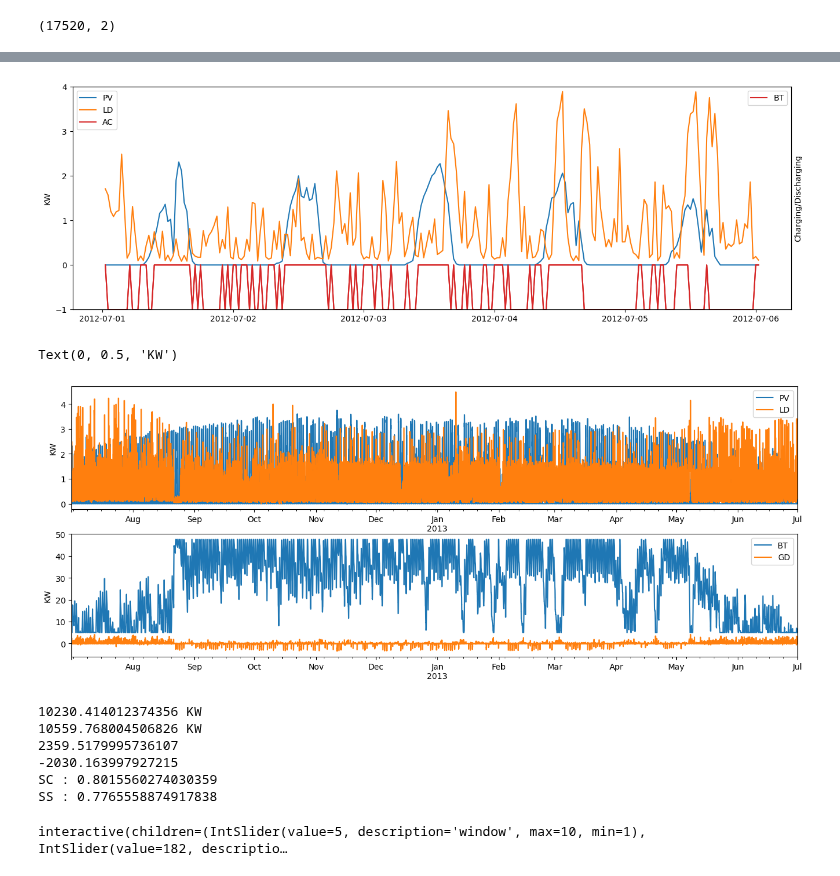
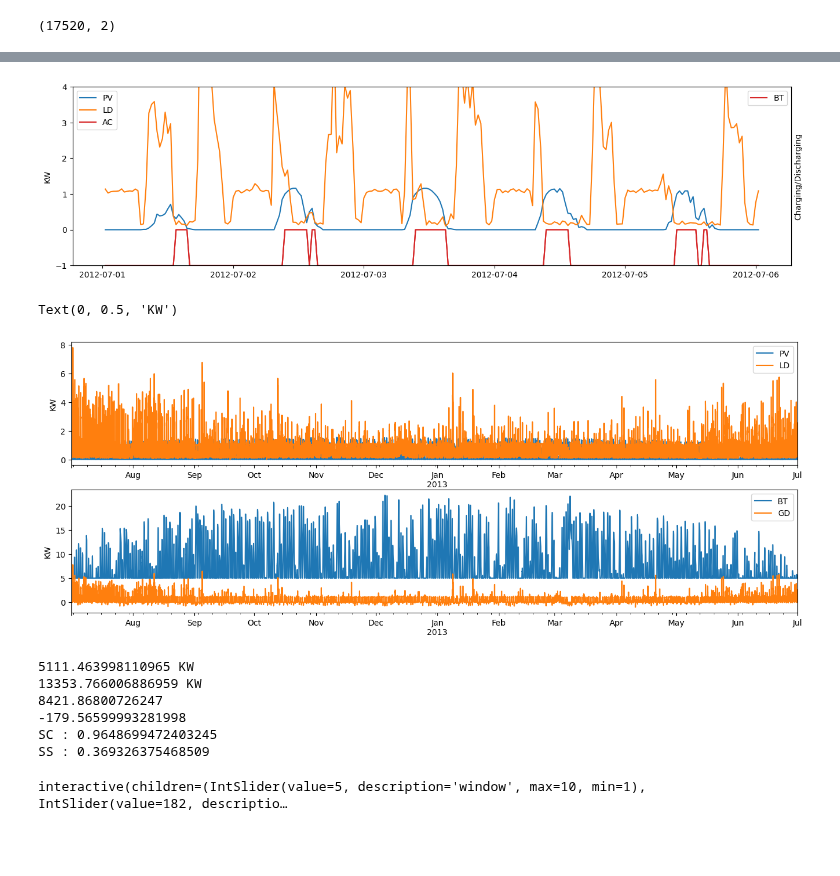
Before and after one commit to JunwookHeo/etc_project, a Jupyter notebook: proc_auggrid/a2c_battery.ipynb, the cells around one changed output, grey strips where cells are left out. Cells and saved outputs as stored; diff of their text form; code cells hidden in the pictures; blank space fills up the shorter version.

```diff
--- a/proc_auggrid/a2c_battery.ipynb
+++ b/proc_auggrid/a2c_battery.ipynb
@@ -38,7 +38,7 @@ df.head()
 # %%
 customers = sorted(df.columns.levels[0])
 data_train = []
-samples = list(range(201, 205)) #[201, 202, 203]
+samples = list(range(201, 211)) #[201, 202, 203]
 
 for s in samples:
     train = df[s][['GG', 'GC']]
@@ -115,17 +121,12 @@ class Environment:
         cost = cost if grid_state > 0 else -cost
 
         normal_v = abs(self.state[0] - self.state[1])
-        # lgc = self.state[0] - charging + discharging
-        lgc = self.state[1] - max(0, grid_state)
-        SC = lgc / self.state[0] if self.state[0] else 0
-        SS = lgc / self.state[1] if self.state[1] else 0
+        d = abs(grid_state) / normal_v if normal_v else abs(grid_state)
+        reward = max((min(3, np.log(1/d)) if d else 3), 0)
 
-        # d = abs(grid_state) / normal_v if normal_v else abs(grid_state)
-        # reward = min(3, np.log(1/d)) if d else 3
-
-        normal_v2 = C_A*normal_v**2 + C_B*abs(normal_v)
-        d = (abs(cost) - C_C) /normal_v2 if normal_v2 else (abs(cost) - C_C)
-        reward = min(R_MAX, np.log(1/d)) if d else R_MAX
+        # normal_v2 = C_A*normal_v**2 + C_B*abs(normal_v)
+        # d = (abs(cost) - C_C) /normal_v2 if normal_v2 else (abs(cost) - C_C)
+        # reward = min(R_MAX, np.log(1/d)) if d else R_MAX
 
         self.state[2] = charging
         self.state[3] = discharging
@@ -187,6 +188,8 @@ optimizer = optim.Adam(a2c_net.parameters(), lr=1e-4)
 all_lengths = []
 average_lengths = []
 all_rewards = []
+all_sc_ss = []
+
 entropy_term = 0
 
 num_episodes = len(data_train)
@@ -200,6 +203,10 @@ for i_episode in range(num_episodes):
     values = []
     rewards = []
 
+    total_export = 0.0
+    total_pv = 0.0
+    total_ld = 0.0
+
     for i in range(env.data_env.shape[0]):
         value, policy_dist = a2c_net.forward(state)
         value = value.detach().numpy()[0]
@@ -210,11 +217,15 @@ for i_episode in range(num_episodes):
         entropy = -np.sum(dist * np.log(dist + 1e-10))
         new_state, reward, done = env.step(action)
 
-        rewards.append(reward)
+        rewards.append(reward.squeeze(0))
         values.append(value)
         log_probs.append(log_prob)
         entropy_term += entropy
         state = new_state
+
+        total_export += state.numpy()[5] if state.numpy()[5] < 0 else 0
+        total_pv += state.numpy()[0]
+        total_ld += state.numpy()[1]
 
         if done:
             Qval, _ = a2c_net.forward(new_state)
@@ -222,7 +233,7 @@ for i_episode in range(num_episodes):
             all_rewards.append(np.sum(rewards))
             all_lengths.append(i)
             average_lengths.append(np.mean(all_lengths[-10:]))
-            print("episode: {}, reward: {}, total length: {}, average length: {} \n".format(i_episode, np.sum(rewards), i, average_lengths[-1]))
+            # print("episode: {}, reward: {}, total length: {}, average length: {} \n".format(i_episode, np.sum(rewards), i, average_lengths[-1]))
 
             # compute Q values
             Qvals = np.zeros_like(values)
@@ -236,9 +247,9 @@ for i_episode in range(num_episodes):
             log_probs = torch.stack(log_probs)
 
             advantage = Qvals - values
-            actor_loss = (-log_probs * advantage).mean()
+            actor_loss = -(log_probs * advantage).mean()
             critic_loss = 0.5 * advantage.pow(2).mean()
-            ac_loss = actor_loss + critic_loss - 0.001 * entropy_term
+            ac_loss = actor_loss + critic_loss - 0.01 * entropy_term
 
             optimizer.zero_grad()
             ac_loss.backward()
@@ -247,4 +258,9 @@ for i_episode in range(num_episodes):
             log_probs = []
             values = []
             rewards = []
+
+    sc = (total_pv + total_export)/total_pv
+    ss = (total_pv + total_export)/total_ld
+    all_sc_ss.append([sc, ss])
+    print('sc and ss', sc, ss)
 # %% [output]
@@ -285,6 +297,6 @@ plt.show()
 # %%
 customers = sorted(df.columns.levels[0])
-data_test = df[1][['GG', 'GC']]
+data_test = df[206][['GG', 'GC']]
 data_test['GC'].values[1]
 data_test.shape
 # %% [output]
@@ -323,7 +335,7 @@ ld =  df_dis['LD'].loc[df_date.values[start_pos]:df_date.values[start_pos+durati
 bt =  df_dis['BT'].loc[df_date.values[start_pos]:df_date.values[start_pos+duration]].values
 ac =  df_dis['AC'].loc[df_date.values[start_pos]:df_date.values[start_pos+duration]].values
 
-fig, ax1 = plt.subplots(figsize=(16, 5))
+fig, ax1 = plt.subplots(figsize=(16, 4))
 ax1.plot(df_date.values[start_pos:start_pos+duration+1], pv, label='PV', color='#1f77b4')
 ax1.plot(df_date.values[start_pos:start_pos+duration+1], ld, label='LD', color='#ff7f0e')
 ax1.plot(df_date.values[start_pos:start_pos+duration+1], ac, label='AC', color='#d62728')
@@ -359,6 +371,6 @@ plt.show()
 
 [241 rows x 6 columns]
-[figure, old version]
+[figure, new version]
 # %%
 fig, axes = plt.subplots(nrows=2, ncols=1, figsize=(16,6))
 df_dis[['PV', 'LD']].plot(ax=axes[0])
@@ -368,7 +380,7 @@ axes[0].set_ylabel('KW')
 axes[1].set_ylabel('KW')
 # %% [output]
 Text(0, 0.5, 'KW')
-[figure, old version]
+[figure, new version]
 # %%
 Egen = df_out['PV'].sum()
 print(Egen, 'KW')
@@ -384,12 +396,12 @@ SS = (Egen + GDexport)/Eload
 print('SC :', SC)
 print('SS :', SS)
 # %% [output]
-10230.414012374356 KW
-10559.768004506826 KW
-2359.5179995736107
--2030.163997927215
-SC : 0.8015560274030359
-SS : 0.7765558874917838
+5111.463998110965 KW
+13353.766006886959 KW
+8421.86800726247
+-179.56599993281998
+SC : 0.9648699472403245
+SS : 0.369326375468509
 # %%
 import numpy as np
 import matplotlib.pyplot as plt
```
Also changed, not shown: parts of 4 cells of this notebook, 6 other files.
